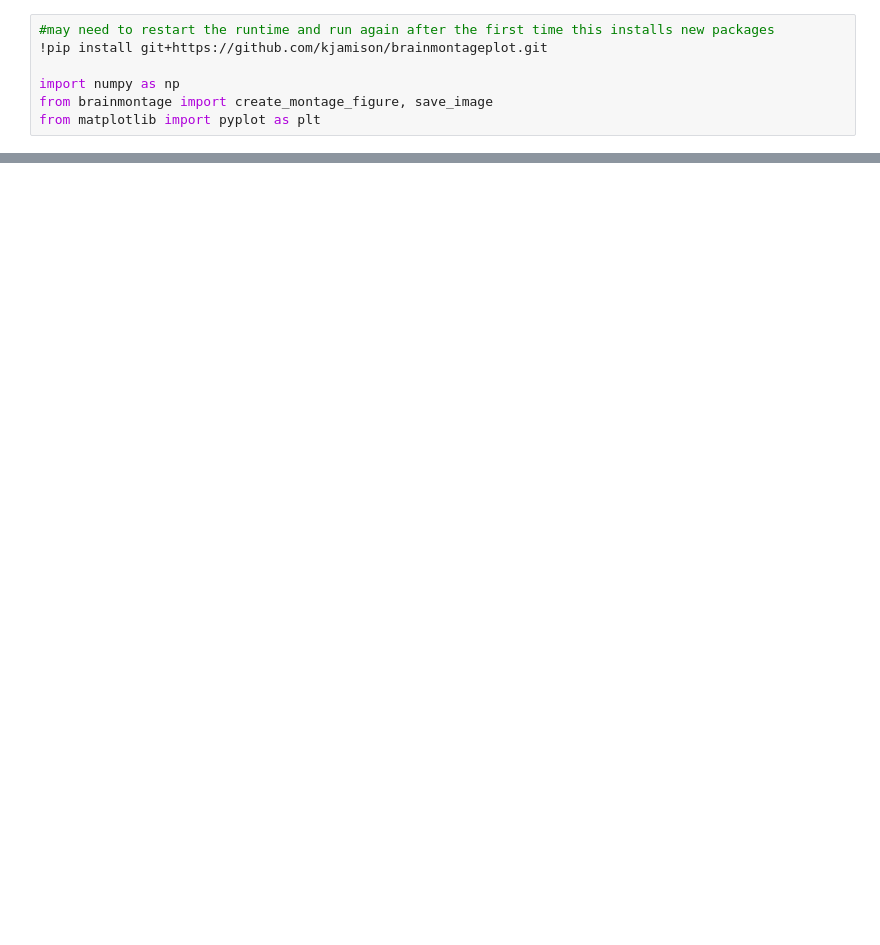
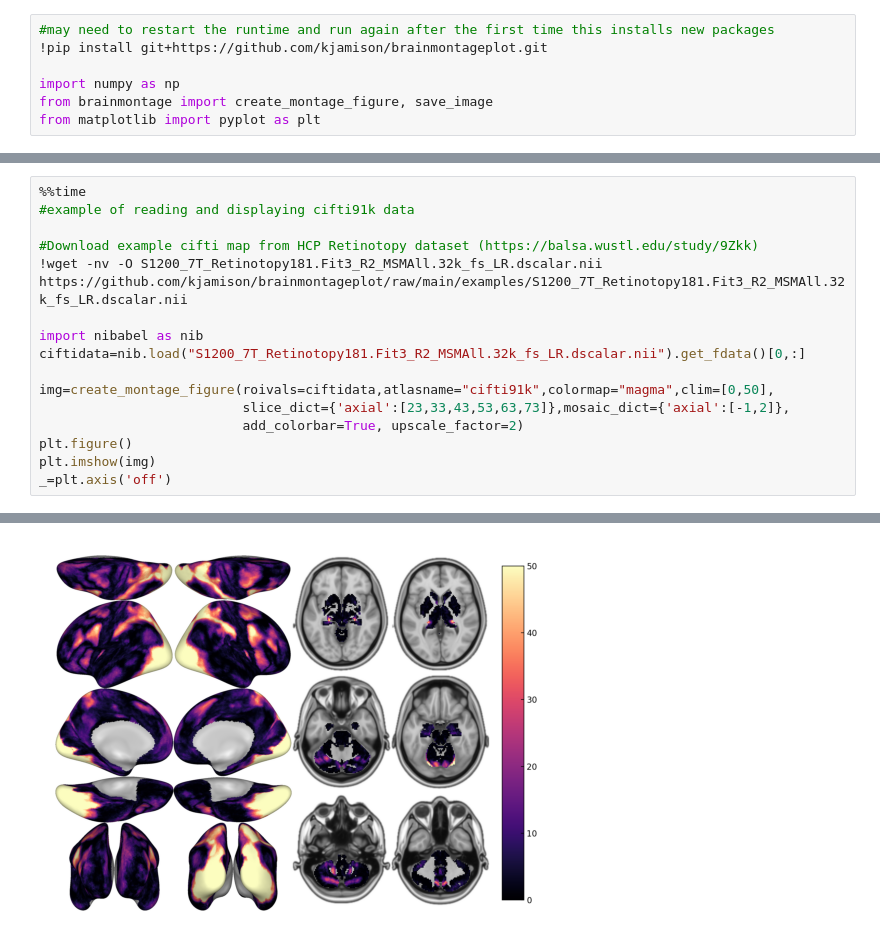
Before and after one commit to kjamison/brainmontageplot, a Jupyter notebook: brainmontageplot_example.ipynb, the cells around one changed output, grey strips where cells are left out. Drawn from its saved outputs; the diff is of its cells as text; blank space fills up the shorter version.

Commit message:
Add cifti retinotopy data example on colab

```diff
--- a/brainmontageplot_example.ipynb
+++ b/brainmontageplot_example.ipynb
@@ -68 +63,18 @@ Wall time: 4.62 s
 [figure]
+# %%
+%%time
+#example of reading and displaying cifti91k data
+
+#Download example cifti map from HCP Retinotopy dataset (https://balsa.wustl.edu/study/9Zkk)
+!wget -nv -O S1200_7T_Retinotopy181.Fit3_R2_MSMAll.32k_fs_LR.dscalar.nii https://github.com/kjamison/brainmontageplot/raw/main/examples/S1200_7T_Retinotopy181.Fit3_R2_MSMAll.32k_fs_LR.dscalar.nii
+
+import nibabel as nib
+ciftidata=nib.load("S1200_7T_Retinotopy181.Fit3_R2_MSMAll.32k_fs_LR.dscalar.nii").get_fdata()[0,:]
+
+img=create_montage_figure(roivals=ciftidata,atlasname="cifti91k",colormap="magma",clim=[0,50],
+                          slice_dict={'axial':[23,33,43,53,63,73]},mosaic_dict={'axial':[-1,2]},
+                          add_colorbar=True, upscale_factor=2)
+plt.figure()
+plt.imshow(img)
+_=plt.axis('off')
+# %% [output]
@@ -69,3 +84,4 @@ Wall time: 4.62 s
+[figure, added]
 # %%
 %%time
 #loop through and display all available atlases, using colors from their LUT
```
Also changed, not shown: parts of 5 cells of this notebook.
